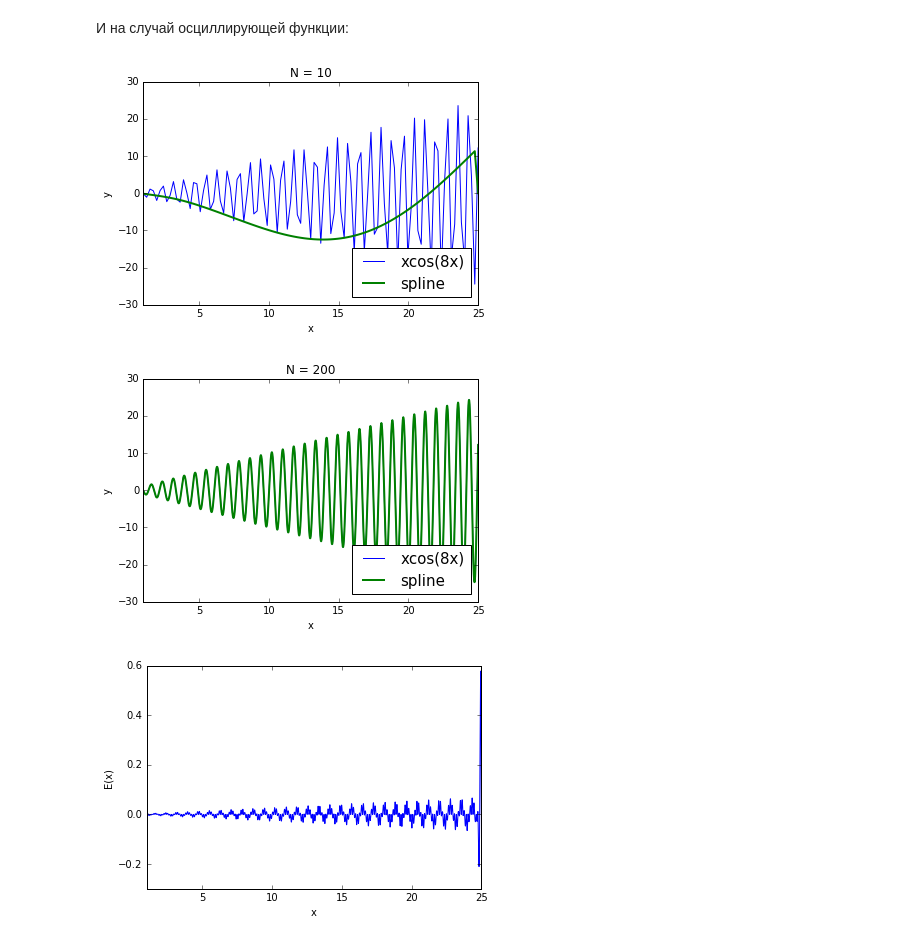
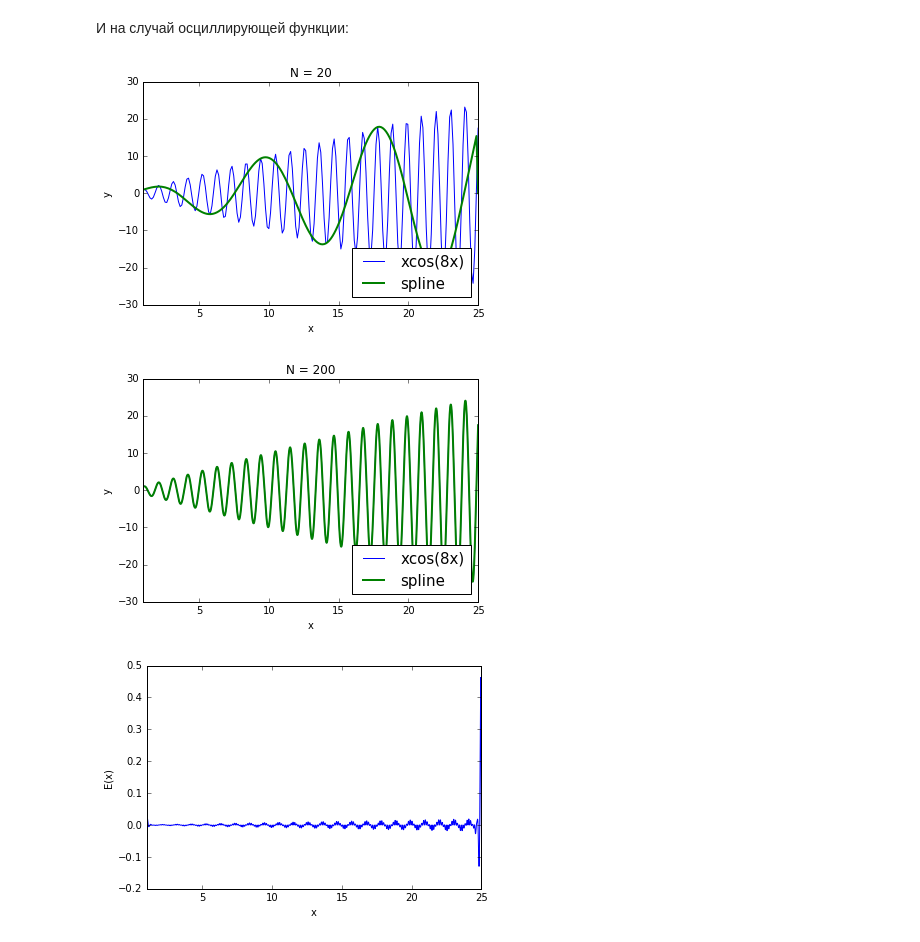
Before and after one commit to Enuvesta/NumMethods, a Jupyter notebook: Checkpoint 2.ipynb, the cells around one changed output. Drawn from its saved outputs; the diff is of its cells as text; code cells hidden in the pictures.

Commit message:
fixed plots

```diff
--- a/Checkpoint 2.ipynb
+++ b/Checkpoint 2.ipynb
@@ -376,10 +376,10 @@ plt.show()
 # %% [markdown]
 И на случай осциллирующей функции:
 # %%
-function = 'x*math.cos(8*x)'
+function = 'x*math.cos(6*x)'
 a = 1
 b = 25
-N = 10
+N = 20
 points = []
 # %%
 y_spline_1 = getInterpolation(a, b, N, function, points)
@@ -392,34 +392,34 @@ y_spline_2 = getInterpolation(a, b, N2, function, points)
 xlist = np.linspace(a, b, N*10+1)
 y_spline_calc = [calc(x, y_spline_1) for x in xlist]
 plt.plot(xlist, f_vect(function, xlist), label="xcos(8x)")
 plt.plot(xlist, y_spline_calc, linewidth=2, label="spline")
 plt.xlabel('x')
 plt.ylabel('y')
 plt.legend(fontsize=15, loc=4)
 plt.xlim(a, b)
-plt.title('N = 10')
+plt.title('N = 20')
 plt.show()
 
 
 xlist = np.linspace(a, b, N2*10+1)
 y_spline_calc = [calc(x, y_spline_2) for x in xlist]
 plt.plot(xlist, f_vect(function, xlist), label="xcos(8x)")
 plt.plot(xlist, y_spline_calc, linewidth=2, label="spline")
 plt.xlabel('x')
 plt.ylabel('y')
 plt.legend(fontsize=15, loc=4)
 plt.xlim(a, b)
 plt.title('N = 200')
 plt.show()
 
 
 x = np.linspace(a, b, len(y_spline_calc))
 plt.plot(x, f_vect(function, x) - y_spline_calc)
 plt.xlabel('x')
 plt.ylabel('E(x)')
 plt.xlim(a, b)
 plt.show()
 # %% [output]
-[figure, old version]
+[figure, new version]
-[figure, old version]
+[figure, new version]
-[figure, old version]
+[figure, new version]
```
